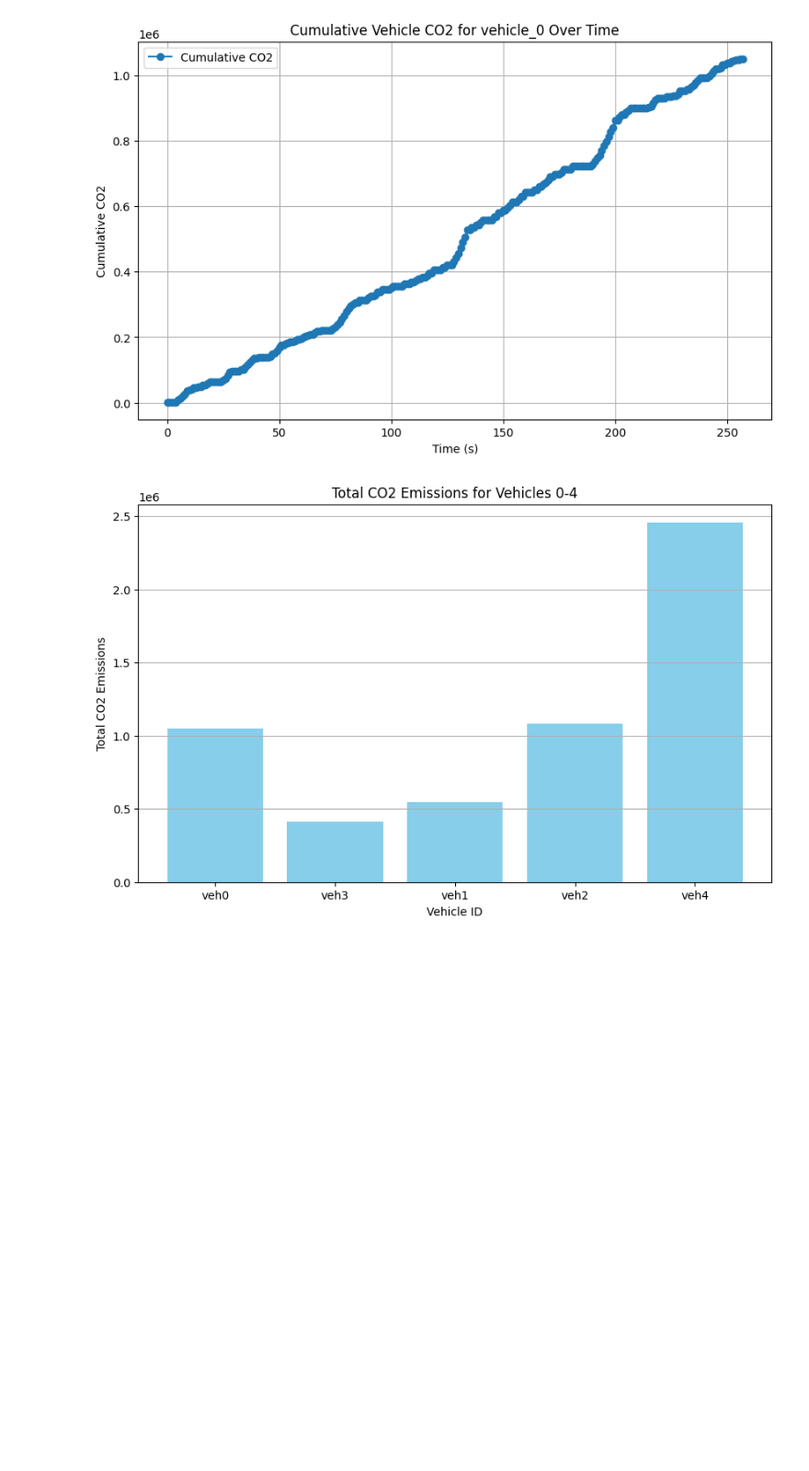
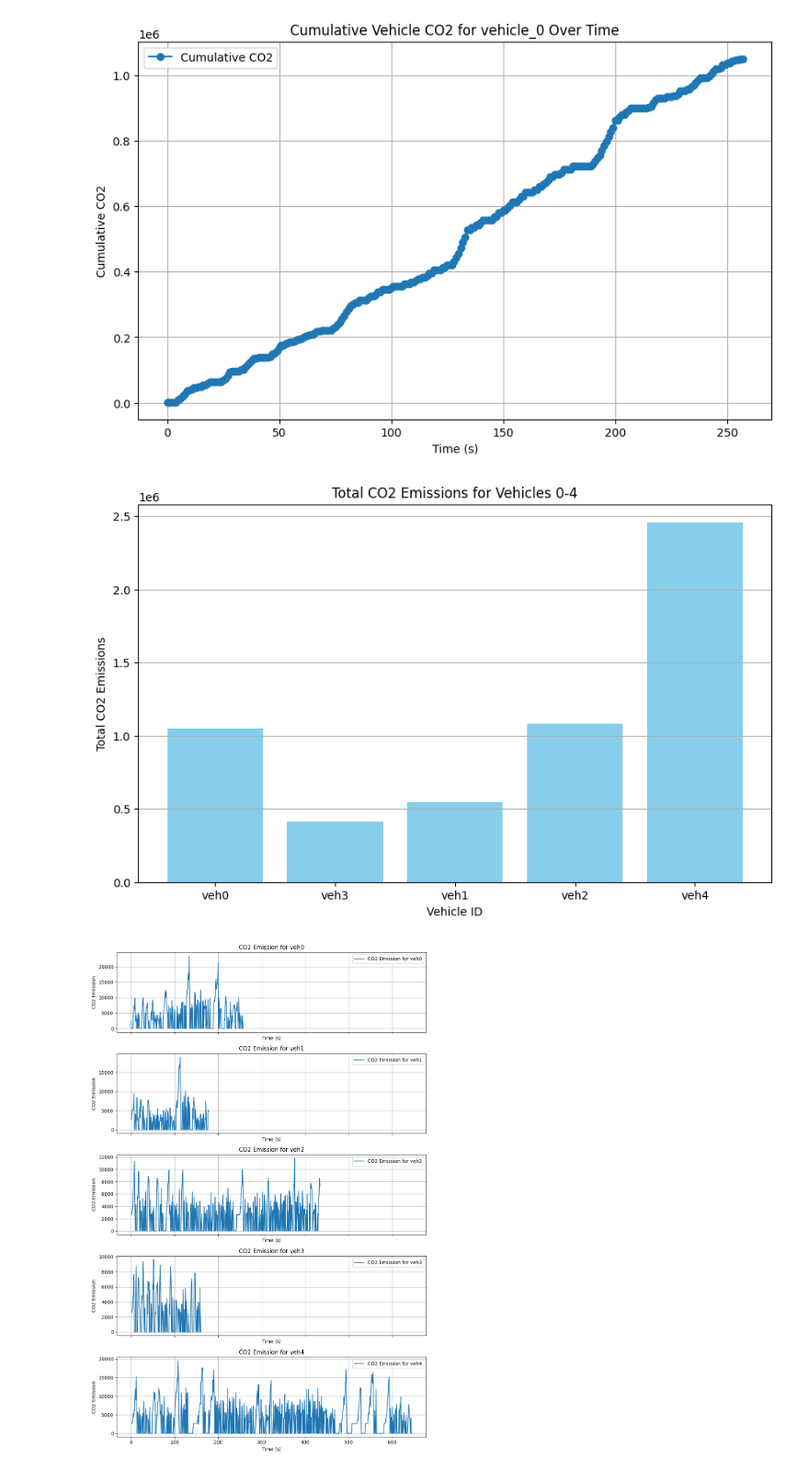
Before and after one commit to alla0810/lab4_cloud, a Jupyter notebook: 3_data_visualization/data_visualize.ipynb, the cells around one changed output. Shown at 92% size. Cells and saved outputs as stored; diff of their text form; code cells hidden in the pictures; blank space fills up the shorter version.

```diff
--- a/3_data_visualization/data_visualize.ipynb
+++ b/3_data_visualization/data_visualize.ipynb
@@ -161,3 +162,55 @@ plt.grid(axis='y')
 plt.show()
 # %% [output]
 [figure]
+# %%
+# Modify the query to fetch CO2 emissions for vehicles 0-4
+query = f"""
+SELECT timestep_time, vehicle_id, vehicle_co2
+FROM "{database}"."{table}"
+WHERE vehicle_id IN ('veh0', 'veh1', 'veh2', 'veh3', 'veh4');
+"""
+
+# Start query execution
+response = athena_client.start_query_execution(
+    QueryString=query,
+    QueryExecutionContext={'Database': database},
+    ResultConfiguration={'OutputLocation': output_location}
+)
+
+# Get query execution ID
+query_execution_id = response['QueryExecutionId']
+
+# Wait for the query to complete
+while True:
+    status = athena_client.get_query_execution(QueryExecutionId=query_execution_id)
+    state = status['QueryExecution']['Status']['State']
+    if state in ['SUCCEEDED', 'FAILED', 'CANCELLED']:
+        break
+    time.sleep(2)
+
+# Check if the query succeeded
+if state == 'SUCCEEDED':
+    # Get the result file from S3
+    result_file = f"{output_location}{query_execution_id}.csv"
+    # Load the result into a Pandas DataFrame
+    co2_data = pd.read_csv(result_file)
+else:
+    raise Exception(f"Query failed with state: {state}")
+
+# Plot CO2 emissions for each vehicle on separate subplots
+vehicles = ['veh0', 'veh1', 'veh2', 'veh3', 'veh4']
+fig, axes = plt.subplots(len(vehicles), 1, figsize=(10, 15), sharex=True)
+
+for i, vehicle in enumerate(vehicles):
+    vehicle_data = co2_data[co2_data['vehicle_id'] == vehicle]
+    axes[i].plot(vehicle_data['timestep_time'], vehicle_data['vehicle_co2'], label=f'CO2 Emission for {vehicle}')
+    axes[i].set_title(f'CO2 Emission for {vehicle}')
+    axes[i].set_xlabel('Time (s)')
+    axes[i].set_ylabel('CO2 Emission')
+    axes[i].legend()
+    axes[i].grid()
+
+plt.tight_layout()
+plt.show()
+# %% [output]
+[figure, added]
```
Also changed, not shown: parts of 1 cell of this notebook, 1 other file.
